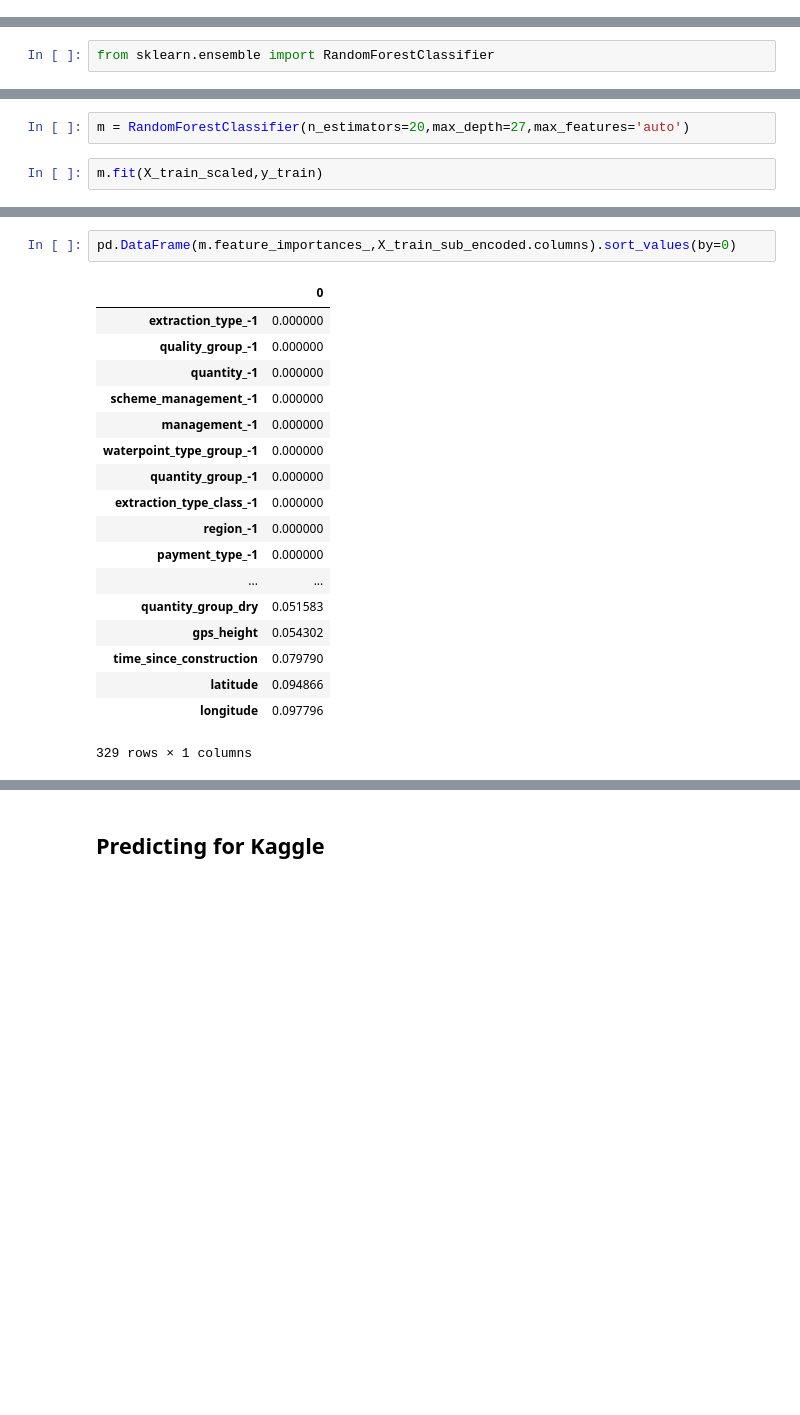
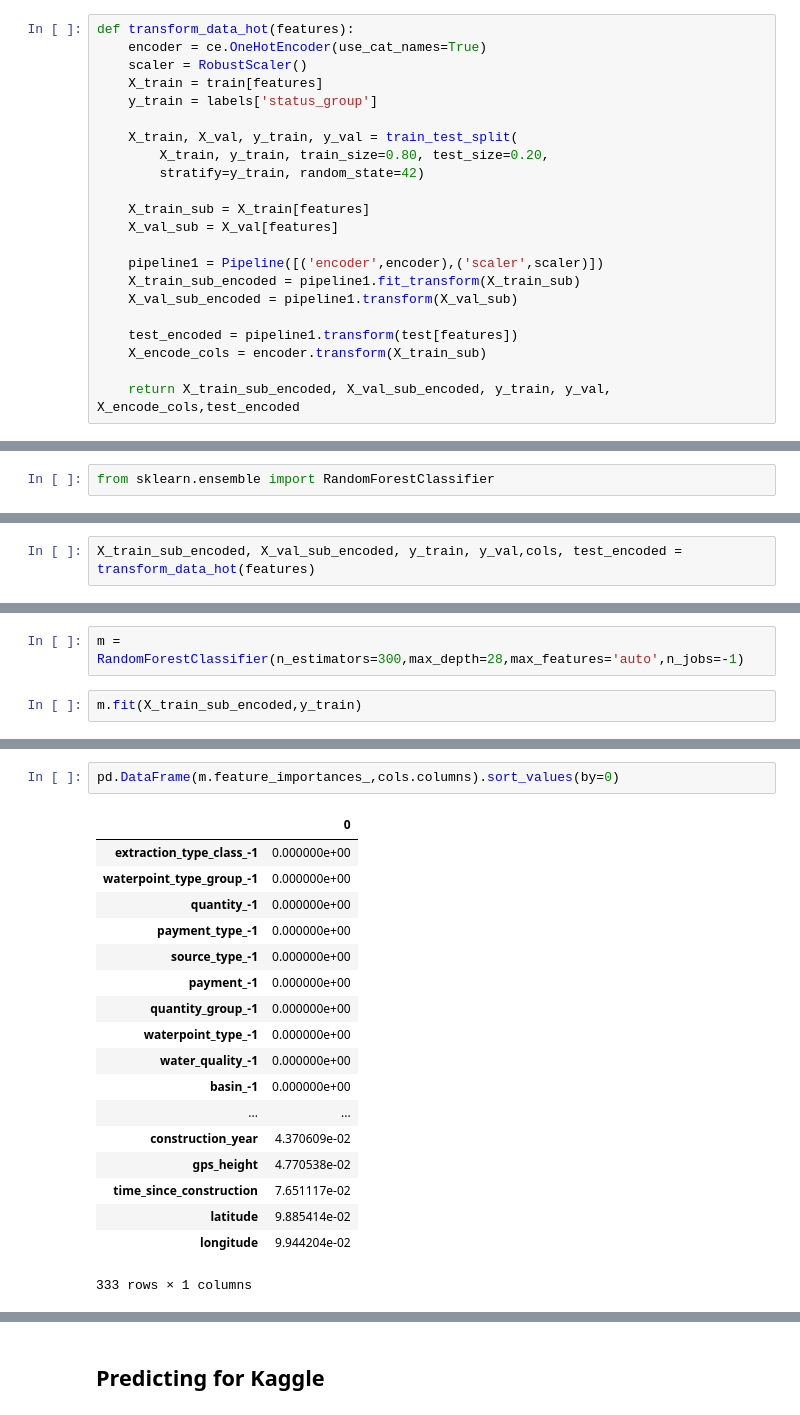
Before and after one commit to LambdaSchool/DS-Unit-2-Classification-1, a Jupyter notebook: module1-logistic-regression/kaggle_class_comp.ipynb, the cells around one changed output, grey strips where cells are left out. Cells and saved outputs as stored; diff of their text form; blank space fills up the shorter version.

Commit message:
wednesday random forest sub

```diff
--- a/module1-logistic-regression/kaggle_class_comp.ipynb
+++ b/module1-logistic-regression/kaggle_class_comp.ipynb
@@ -164,0 +139,22 @@ array([[  0.,   0.,   0., ...,   6.,   4., -25.],
+# %%
+def transform_data_hot(features):
+    encoder = ce.OneHotEncoder(use_cat_names=True)
+    scaler = RobustScaler()
+    X_train = train[features]
+    y_train = labels['status_group']
+
+    X_train, X_val, y_train, y_val = train_test_split(
+        X_train, y_train, train_size=0.80, test_size=0.20,
+        stratify=y_train, random_state=42)
+
+    X_train_sub = X_train[features]
+    X_val_sub = X_val[features]
+
+    pipeline1 = Pipeline([('encoder',encoder),('scaler',scaler)])
+    X_train_sub_encoded = pipeline1.fit_transform(X_train_sub)
+    X_val_sub_encoded = pipeline1.transform(X_val_sub)
+
+    test_encoded = pipeline1.transform(test[features])
+    X_encode_cols = encoder.transform(X_train_sub)
+
+    return X_train_sub_encoded, X_val_sub_encoded, y_train, y_val, X_encode_cols,test_encoded
@@ -214,0 +240,2 @@ from sklearn.ensemble import RandomForestClassifier
+# %%
+X_train_sub_encoded, X_val_sub_encoded, y_train, y_val,cols, test_encoded = transform_data_hot(features)
@@ -215,6 +244,6 @@ from sklearn.ensemble import RandomForestClassifier
 # %%
-m = RandomForestClassifier(n_estimators=20,max_depth=27,max_features='auto')
+m = RandomForestClassifier(n_estimators=300,max_depth=28,max_features='auto',n_jobs=-1)
 # %%
-m.fit(X_train_scaled,y_train)
+m.fit(X_train_sub_encoded,y_train)
 # %% [output]
 RandomForestClassifier(bootstrap=True, class_weight=None, criterion='gini',
@@ -235,22 +264,22 @@ m.score(X_train_scaled,y_train)
 # %%
-pd.DataFrame(m.feature_importances_,X_train_sub_encoded.columns).sort_values(by=0)
+pd.DataFrame(m.feature_importances_,cols.columns).sort_values(by=0)
 # %% [output]
 |  | 0 |
-| extraction_type_-1 | 0.000000 |
-| quality_group_-1 | 0.000000 |
-| quantity_-1 | 0.000000 |
-| scheme_management_-1 | 0.000000 |
-| management_-1 | 0.000000 |
-| waterpoint_type_group_-1 | 0.000000 |
-| quantity_group_-1 | 0.000000 |
-| extraction_type_class_-1 | 0.000000 |
-| region_-1 | 0.000000 |
-| payment_type_-1 | 0.000000 |
+| extraction_type_class_-1 | 0.000000e+00 |
+| waterpoint_type_group_-1 | 0.000000e+00 |
+| quantity_-1 | 0.000000e+00 |
+| payment_type_-1 | 0.000000e+00 |
+| source_type_-1 | 0.000000e+00 |
+| payment_-1 | 0.000000e+00 |
+| quantity_group_-1 | 0.000000e+00 |
+| waterpoint_type_-1 | 0.000000e+00 |
+| water_quality_-1 | 0.000000e+00 |
+| basin_-1 | 0.000000e+00 |
 | ... | ... |
-| quantity_group_dry | 0.051583 |
-| gps_height | 0.054302 |
-| time_since_construction | 0.079790 |
-| latitude | 0.094866 |
-| longitude | 0.097796 |
+| construction_year | 4.370609e-02 |
+| gps_height | 4.770538e-02 |
+| time_since_construction | 7.651117e-02 |
+| latitude | 9.885414e-02 |
+| longitude | 9.944204e-02 |
-329 rows × 1 columns
+333 rows × 1 columns
 # %%
```
Also changed, not shown: parts of 55 cells of this notebook.
